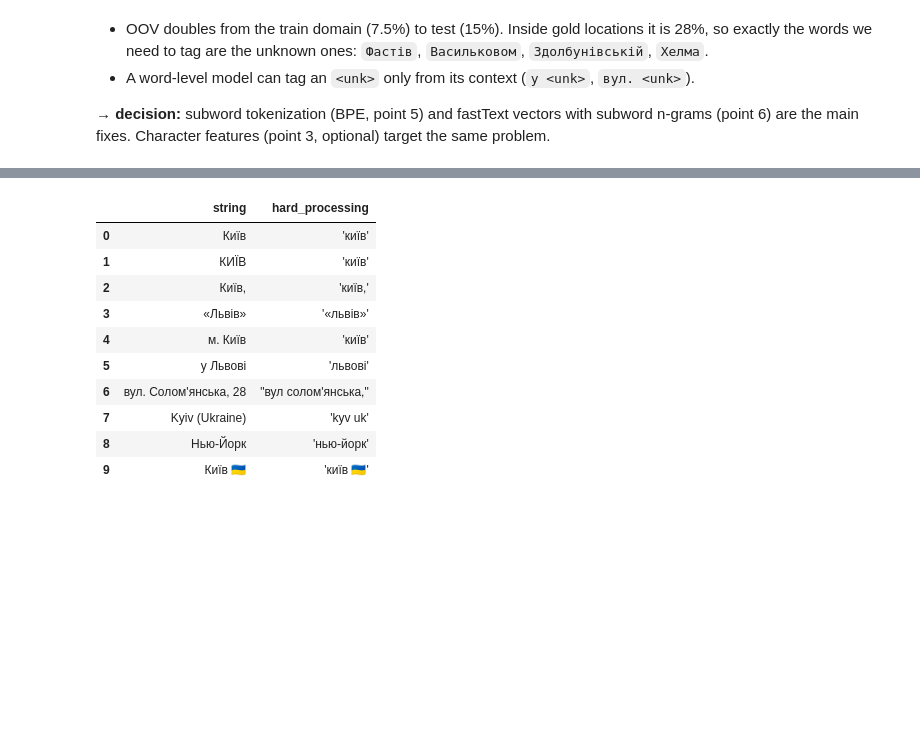
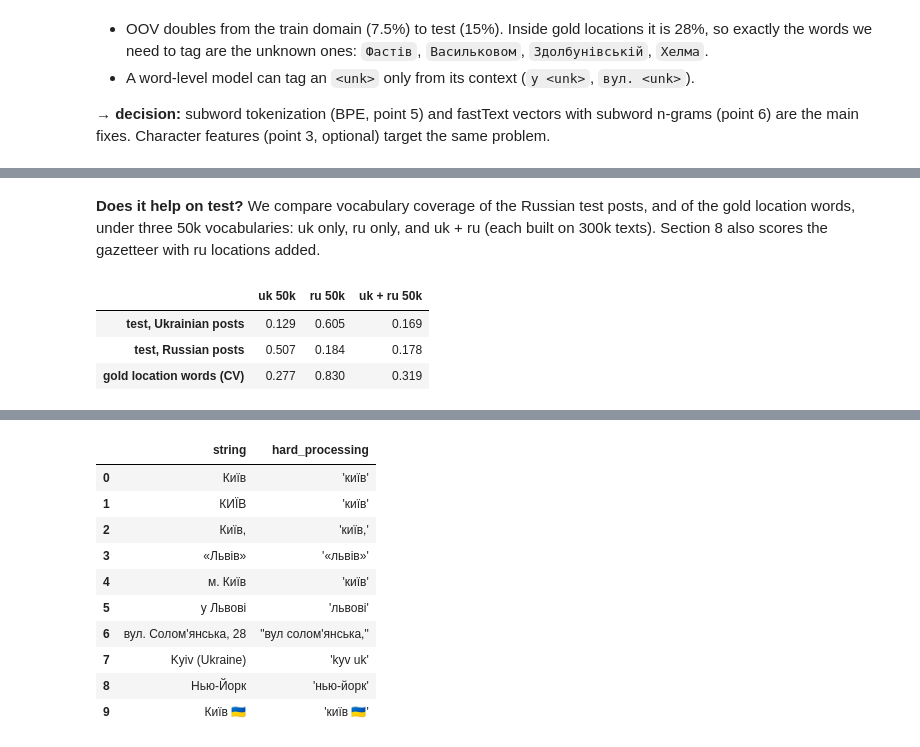
Before and after one commit to ivanlukianets/Deep-Learning-Assignment-3, a Jupyter notebook: notebooks/01_eda_metric.ipynb, the cells around one changed output, grey strips where cells are left out. Saved outputs shown, nothing was run; the diff lists cells and outputs as text; code cells hidden in the pictures; blank space fills up the shorter version.

```diff
--- a/notebooks/01_eda_metric.ipynb
+++ b/notebooks/01_eda_metric.ipynb
@@ -553,0 +618,28 @@ fixes. Character features (point 3, optional) target the same problem.
+# %% [markdown]
+**Does it help on test?** We compare vocabulary coverage of the Russian test posts, and of the gold location words,
+under three 50k vocabularies: uk only, ru only, and uk + ru (each built on 300k texts). Section 8 also scores the
+gazetteer with ru locations added.
+# %%
+def build_vocab(texts, size: int = 50_000) -> set[str]:
+    counts = Counter(t.text.lower() for text in texts for t in word_tokenize(text))
+    return {w for w, c in counts.most_common(size) if c >= 2}
+
+
+def oov_under(vocab_: set[str], texts) -> float:
+    words = [t.text.lower() for text in texts for t in word_tokenize(text)]
+    return float(np.mean([w not in vocab_ for w in words]))
+
+
+ru_vocab_texts = ru_s.text.sample(min(300_000, len(ru_s)), random_state=0)
+vocabs = {"uk 50k": vocab, "ru 50k": build_vocab(ru_vocab_texts),
+          "uk + ru 50k": build_vocab(pd.concat([vocab_texts.iloc[:150_000], ru_vocab_texts.iloc[:150_000]]))}
+test_uk = test[~test.text.map(is_russian)]
+pd.DataFrame({name: {"test, Ukrainian posts": oov_under(v, test_uk.text),
+                     "test, Russian posts": oov_under(v, test_ru.text),
+                     "gold location words (CV)": oov_under(v, gold_locs)}
+              for name, v in vocabs.items()}).round(3)
+# %% [output]
+|  | uk 50k | ru 50k | uk + ru 50k |
+| test, Ukrainian posts | 0.129 | 0.605 | 0.169 |
+| test, Russian posts | 0.507 | 0.184 | 0.178 |
+| gold location words (CV) | 0.277 | 0.830 | 0.319 |
```
Also changed, not shown: parts of 15 cells of this notebook, 1 other file.
